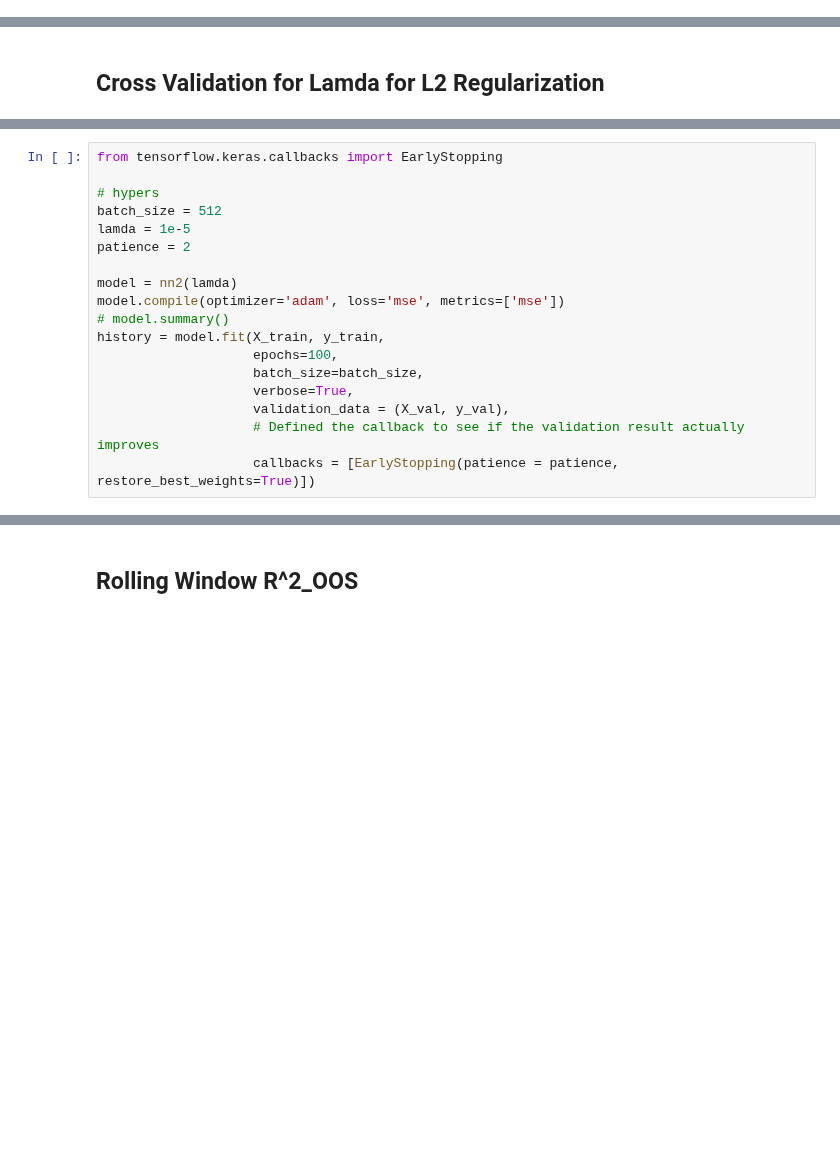
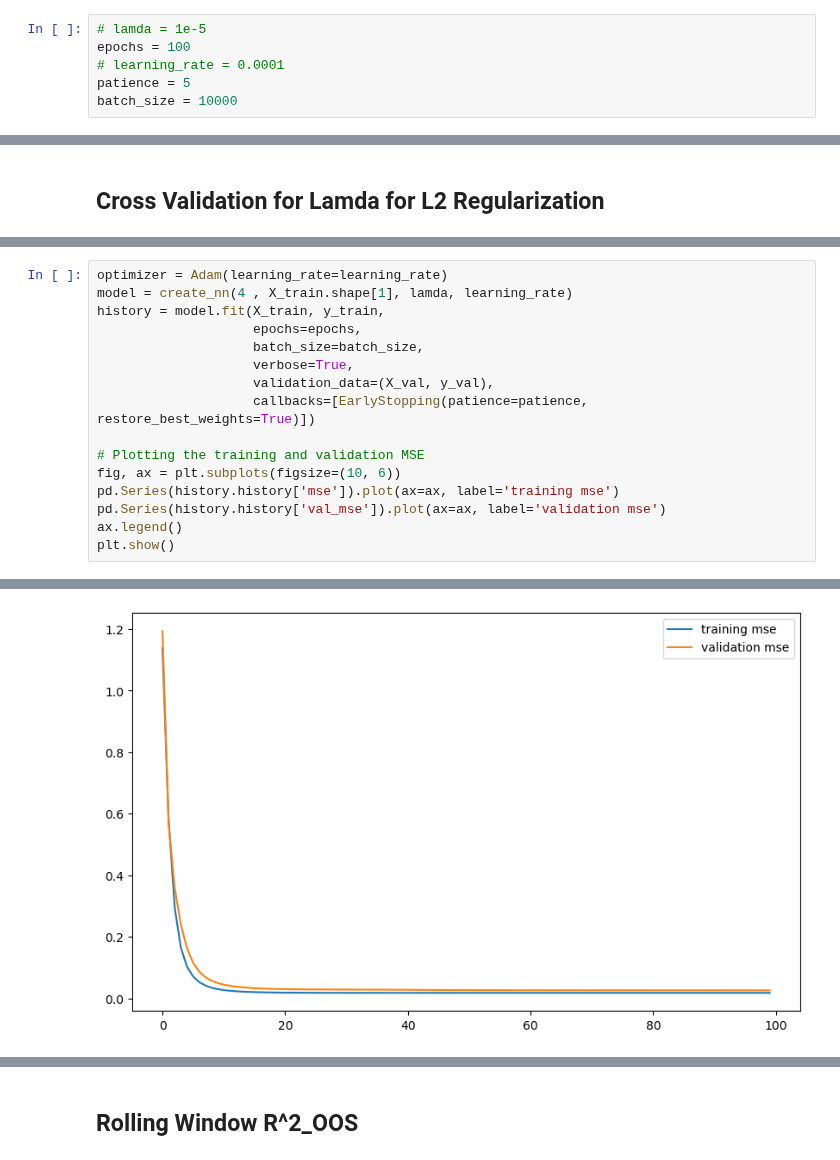
Before and after one commit to dr17549/BD2_coursework, a Jupyter notebook: Code/assignment.ipynb, the cells around one changed output, grey strips where cells are left out. Drawn from its saved outputs; the diff is of its cells as text; blank space fills up the shorter version.

```diff
--- a/Code/assignment.ipynb
+++ b/Code/assignment.ipynb
@@ -43,2 +45,8 @@ Name: date, Length: 3739449, dtype: bool
+# %%
+# lamda = 1e-5
+epochs = 100
+# learning_rate = 0.0001
+patience = 5
+batch_size = 10000
 # %% [markdown]
 # Finding baseline model for Neural Network
@@ -171,18 +84,0 @@ Epoch 7/100
-# %%
-from tensorflow.keras.callbacks import EarlyStopping
-
-# hypers
-batch_size = 512
-lamda = 1e-5
-patience = 2
-
-model = nn2(lamda)
-model.compile(optimizer='adam', loss='mse', metrics=['mse'])
-# model.summary()
-history = model.fit(X_train, y_train,
-                    epochs=100,
-                    batch_size=batch_size,
-                    verbose=True,
-                    validation_data = (X_val, y_val),
-                    # Defined the callback to see if the validation result actually improves
-                    callbacks = [EarlyStopping(patience = patience, restore_best_weights=True)])
@@ -221,0 +168,17 @@ R_OOS
+# %%
+optimizer = Adam(learning_rate=learning_rate)
+model = create_nn(4 , X_train.shape[1], lamda, learning_rate)
+history = model.fit(X_train, y_train,
+                    epochs=epochs,
+                    batch_size=batch_size,
+                    verbose=True,
+                    validation_data=(X_val, y_val),
+                    callbacks=[EarlyStopping(patience=patience, restore_best_weights=True)])
+
+# Plotting the training and validation MSE
+fig, ax = plt.subplots(figsize=(10, 6))
+pd.Series(history.history['mse']).plot(ax=ax, label='training mse')
+pd.Series(history.history['val_mse']).plot(ax=ax, label='validation mse')
+ax.legend()
+plt.show()
+# %% [output]
@@ -221,0 +202 @@ R_OOS
+[figure, added]
```
Also changed, not shown: parts of 15 cells of this notebook.
